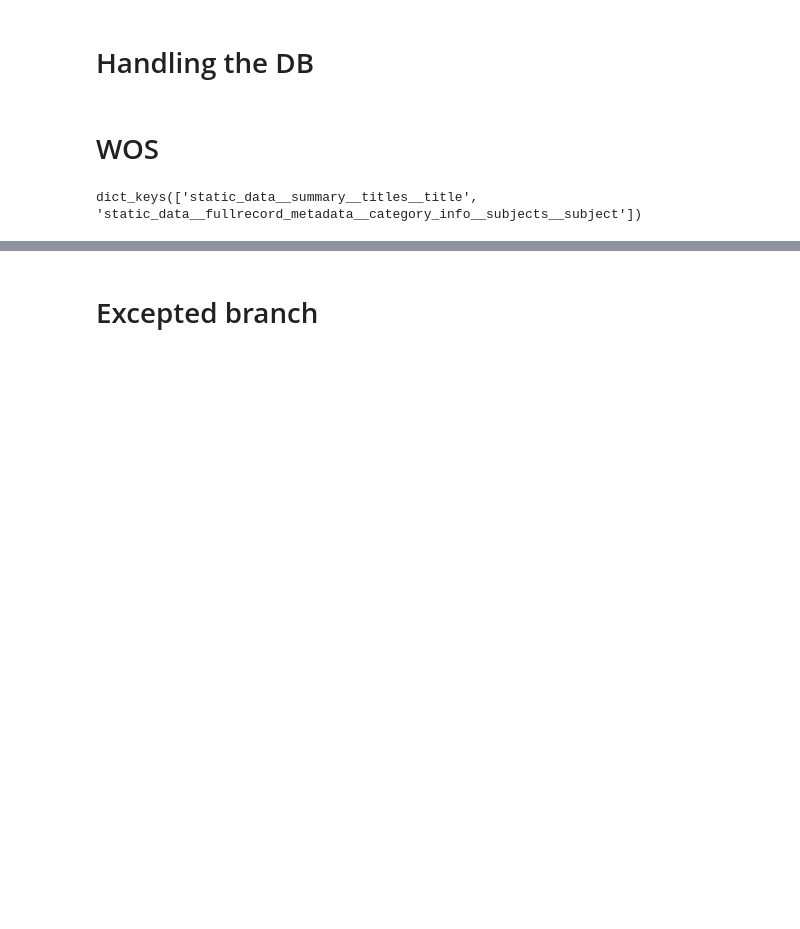
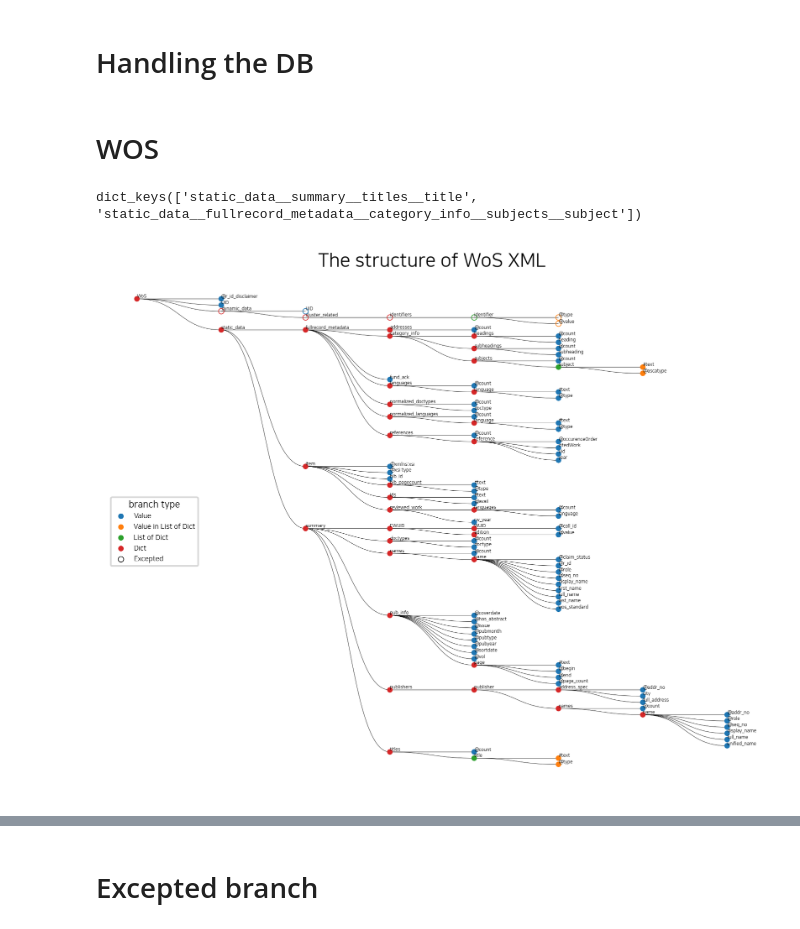
Before and after one commit to KISTI-GlobalRnD/KISTI_DB_Manager, a Jupyter notebook: 0.3.Sample_Code-WoS.ipynb, the cells around one changed output, grey strips where cells are left out. Drawn from its saved outputs; the diff is of its cells as text; code cells hidden in the pictures; blank space fills up the shorter version.

```diff
--- a/0.3.Sample_Code-WoS.ipynb
+++ b/0.3.Sample_Code-WoS.ipynb
@@ -74,3 +74,13 @@ df, df_subs, excepted = processing.extract_data_from_jsons(jsons[:], index_key,
 df_subs.keys()
 # %% [output]
 dict_keys(['static_data__summary__titles__title', 'static_data__fullrecord_metadata__category_info__subjects__subject'])
+# %%
+except_keys = ['dynamic_data']
+origin = 'WoS'
+fig = plot.plot_schema(jsons[0], data_name=origin, origin=origin, except_keys=except_keys, forced={},
+          # legend_loc='center left', node_size=12, font_size=3, X_SIZE=6, Y_SIZE=5, DPI=300
+                )
+plt.tight_layout()
+plt.savefig("Structure_WoS_XML.svg")
+# %% [output]
+[figure, added]
```
Also changed, not shown: parts of 11 cells of this notebook, 25 other files.
